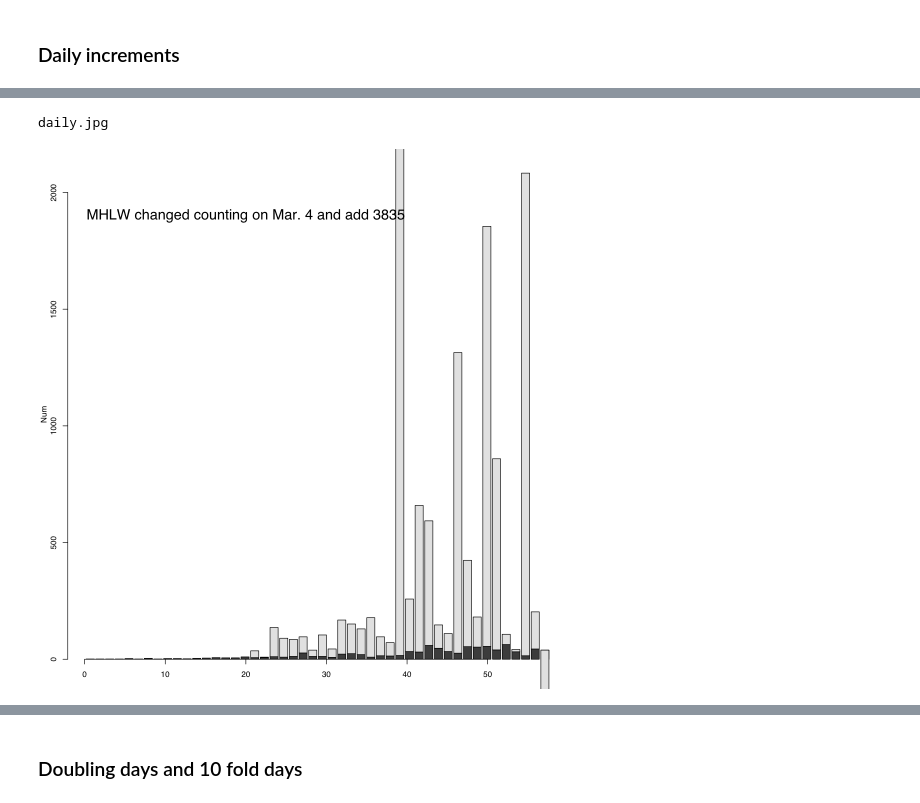
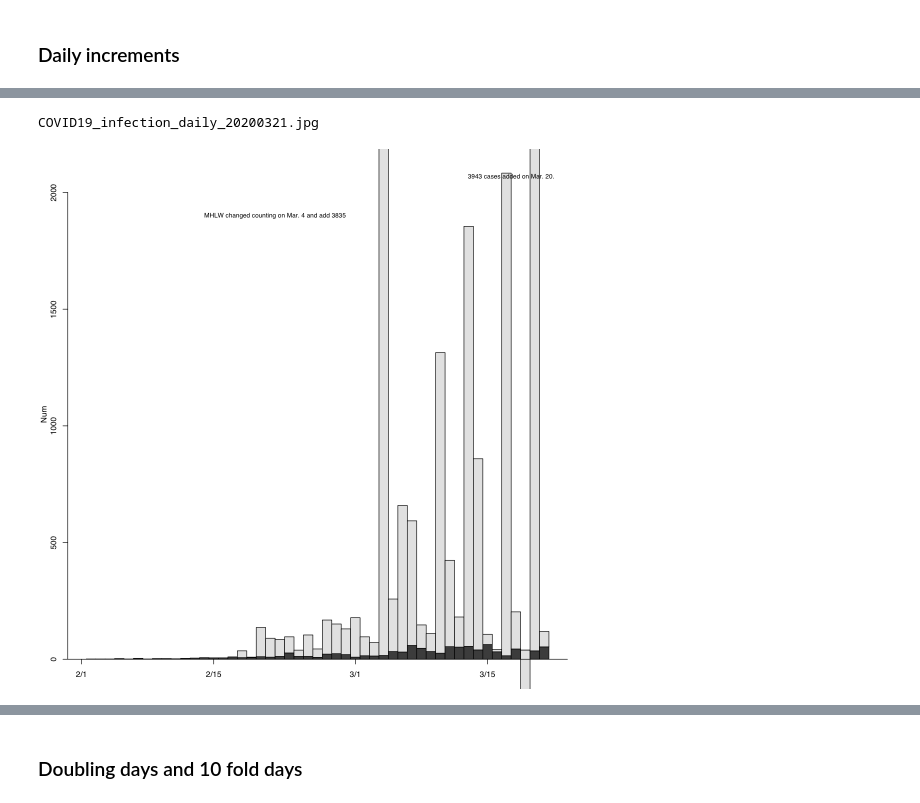
Before and after one commit to naono-git/covid19, a Jupyter notebook: covid19.ipynb, the cells around one changed output, grey strips where cells are left out. Cells and saved outputs as stored; diff of their text form; code cells hidden in the pictures.

Commit message:
daily update

```diff
--- a/covid19.ipynb
+++ b/covid19.ipynb
@@ -147,11 +195,13 @@ inf_daily <- daydiff(covid$i)
 # %%
+file_plot2 <- paste("COVID19_infection_daily", stamp, sep="_")
+hoge <- rbind(inf_daily,pcr_daily-inf_daily) [,-1]
 
 plotFigure(function(){
-    barplot(rbind(inf_daily,pcr_daily-inf_daily),ylim=c(0,2100), ylab="Num")
-    axis(1)
-    text(20,1900, "MHLW changed counting on Mar. 4 and add 3835",cex=1.8)
-    #text(40,2000, "MHLW added 3416 cases on Mar. 16",cex=1.8)
-},dir="fig",file="daily",dev=c("jpg","x11"))
+    barplot(hoge, width=1, space=0, ylim=c(0,2100), ylab="Num")
+    axis(1, at=ddlabel-d0-17.5, ticklabel)
+    text(20,1900, "MHLW changed counting on Mar. 4 and add 3835",cex=0.8)
+    text(45,2070, "3943 cases added on Mar. 20.",cex=0.8)
+},rr=1.5, dir="fig",file=file_plot2,dev=c("jpg","x11"))
 # %% [output]
-daily.jpg
+COVID19_infection_daily_20200321.jpg
-[figure, old version]
+[figure, new version]
```
Also changed, not shown: parts of 13 cells of this notebook, 1 other file.
